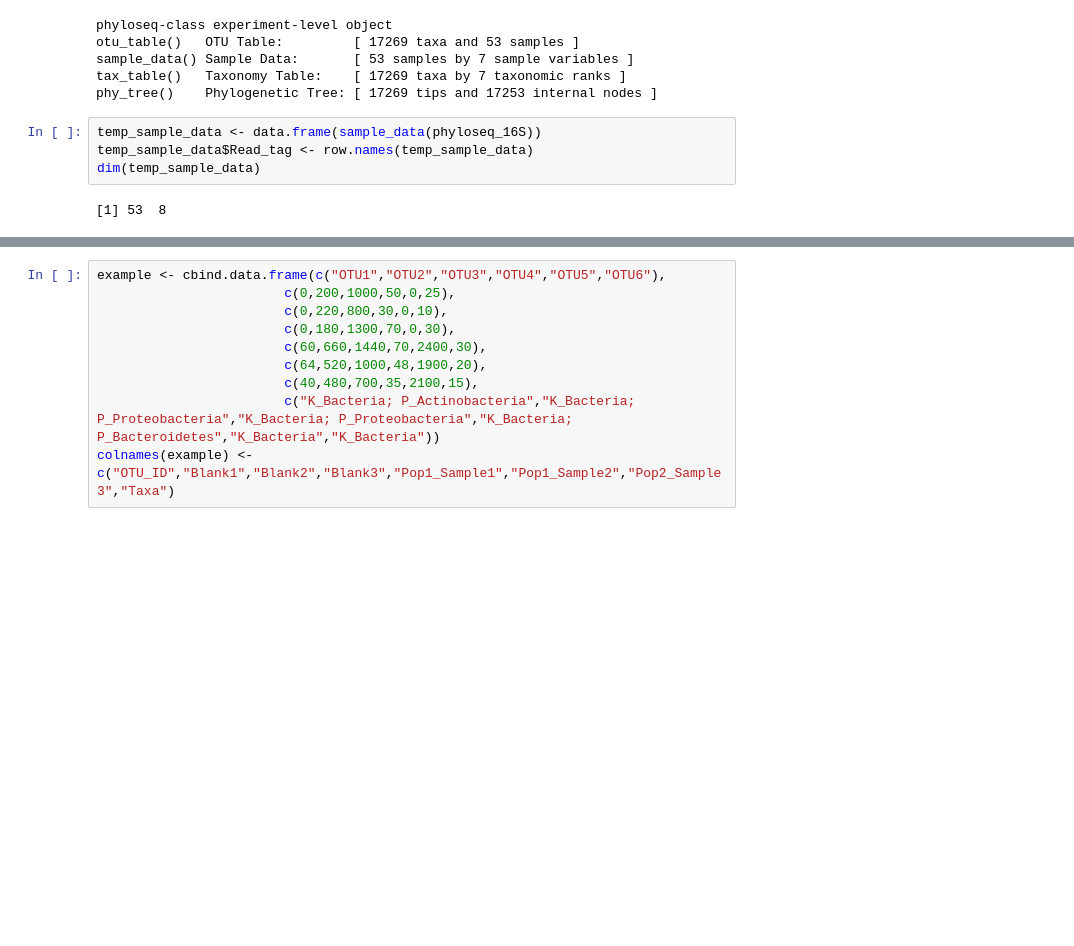
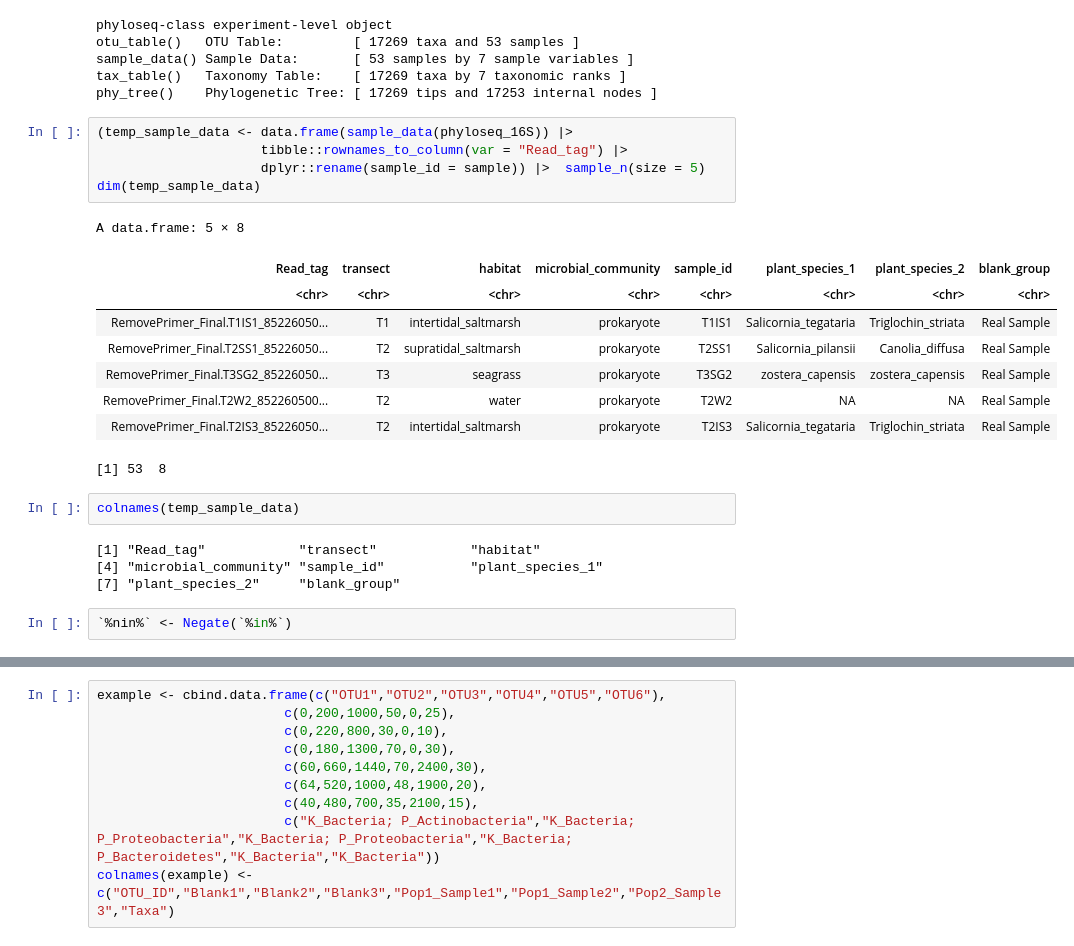
Before and after one commit to PiscatorX/Skunkworks, a Jupyter notebook: Batch_microdecontam/batch_decontam.ipynb, the cells around one changed output, grey strips where cells are left out. Drawn from its saved outputs; the diff is of its cells as text; blank space fills up the shorter version.

```diff
--- a/Batch_microdecontam/batch_decontam.ipynb
+++ b/Batch_microdecontam/batch_decontam.ipynb
@@ -70,8 +73,25 @@ sample_data() Sample Data:       [ 53 samples by 7 sample variables ]
 tax_table()   Taxonomy Table:    [ 17269 taxa by 7 taxonomic ranks ]
 phy_tree()    Phylogenetic Tree: [ 17269 tips and 17253 internal nodes ]
 # %%
-temp_sample_data <- data.frame(sample_data(phyloseq_16S))
-temp_sample_data$Read_tag <- row.names(temp_sample_data)
+(temp_sample_data <- data.frame(sample_data(phyloseq_16S)) |>
+                     tibble::rownames_to_column(var = "Read_tag") |>
+                     dplyr::rename(sample_id = sample)) |>  sample_n(size = 5)
 dim(temp_sample_data)
 # %% [output]
-[1] 53  8
+A data.frame: 5 × 8
+| Read_tag | transect | habitat | microbial_community | sample_id | plant_species_1 | plant_species_2 | blank_group |
+| <chr> | <chr> | <chr> | <chr> | <chr> | <chr> | <chr> | <chr> |
+| RemovePrimer_Final.T1IS1_85226050... | T1 | intertidal_saltmarsh | prokaryote | T1IS1 | Salicornia_tegataria | Triglochin_striata | Real Sample |
+| RemovePrimer_Final.T2SS1_85226050... | T2 | supratidal_saltmarsh | prokaryote | T2SS1 | Salicornia_pilansii | Canolia_diffusa | Real Sample |
+| RemovePrimer_Final.T3SG2_85226050... | T3 | seagrass | prokaryote | T3SG2 | zostera_capensis | zostera_capensis | Real Sample |
+| RemovePrimer_Final.T2W2_852260500... | T2 | water | prokaryote | T2W2 | NA | NA | Real Sample |
+| RemovePrimer_Final.T2IS3_85226050... | T2 | intertidal_saltmarsh | prokaryote | T2IS3 | Salicornia_tegataria | Triglochin_striata | Real Sample |
+[1] 53  8
+# %%
+colnames(temp_sample_data)
+# %% [output]
+[1] "Read_tag"            "transect"            "habitat"
+[4] "microbial_community" "sample_id"           "plant_species_1"
+[7] "plant_species_2"     "blank_group"
+# %%
+`%nin%` <- Negate(`%in%`)
```
Also changed, not shown: parts of 32 cells of this notebook.
